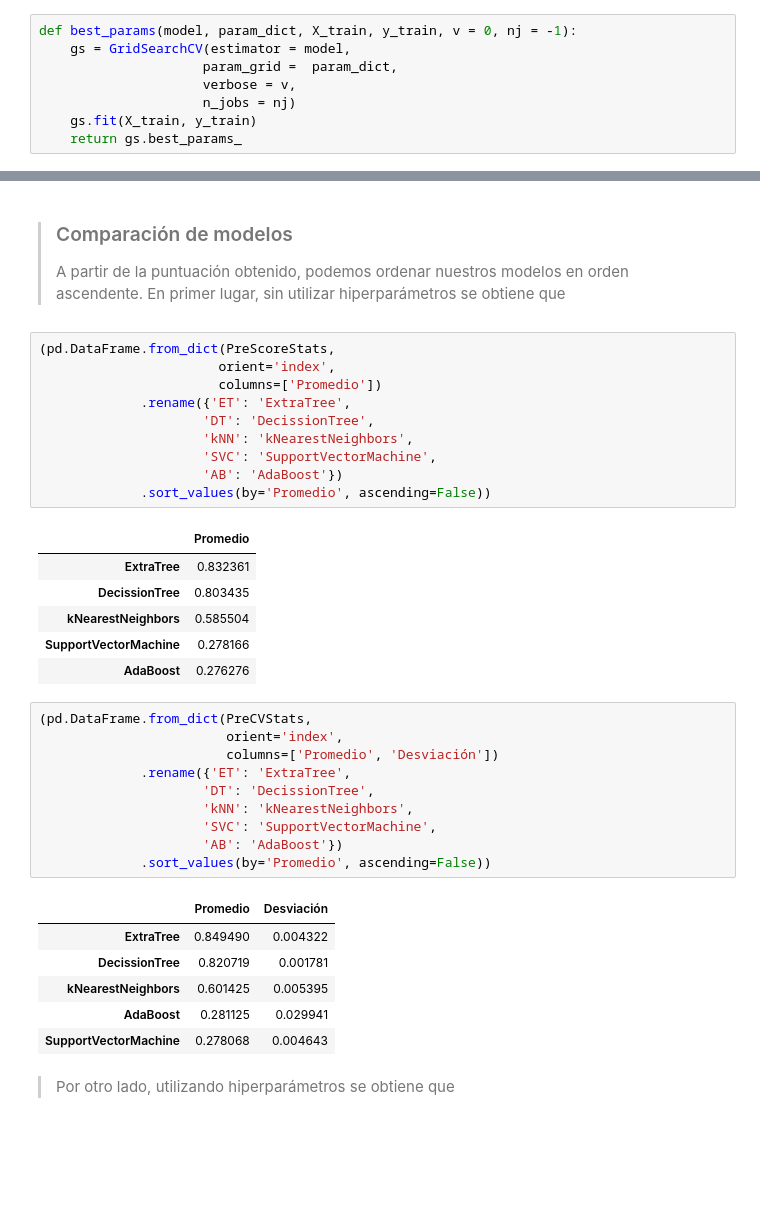
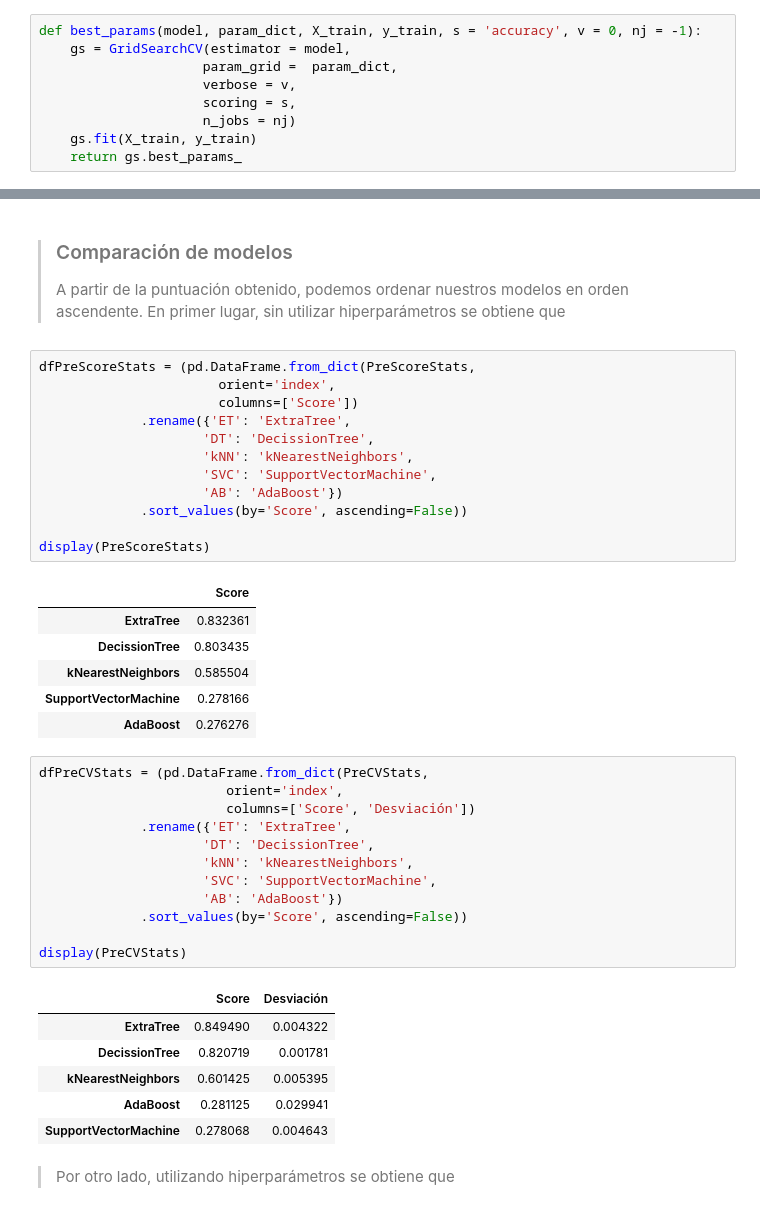
Before and after one commit to brunomb97/mat281-proyecto, a Jupyter notebook: resultados.ipynb, the cells around one changed output, grey strips where cells are left out. Cells and saved outputs as stored; diff of their text form; blank space fills up the shorter version.

```diff
--- a/resultados.ipynb
+++ b/resultados.ipynb
@@ -459,10 +459,11 @@ PostScoreStats = {}
 PreCVStats = {}
 PostCVStats = {}
 # %%
-def best_params(model, param_dict, X_train, y_train, v = 0, nj = -1):
+def best_params(model, param_dict, X_train, y_train, s = 'accuracy', v = 0, nj = -1):
     gs = GridSearchCV(estimator = model,
                      param_grid =  param_dict,
                      verbose = v,
+                     scoring = s,
                      n_jobs = nj)
     gs.fit(X_train, y_train)
     return gs.best_params_
@@ -757,34 +758,38 @@ Modelo: AB
 > ### Comparación de modelos
 > A partir de la puntuación obtenido, podemos ordenar nuestros modelos en orden ascendente. En primer lugar, sin utilizar hiperparámetros se obtiene que
 # %%
-(pd.DataFrame.from_dict(PreScoreStats,
+dfPreScoreStats = (pd.DataFrame.from_dict(PreScoreStats,
                        orient='index',
-                       columns=['Promedio'])
+                       columns=['Score'])
              .rename({'ET': 'ExtraTree',
                      'DT': 'DecissionTree',
                      'kNN': 'kNearestNeighbors',
                      'SVC': 'SupportVectorMachine',
                      'AB': 'AdaBoost'})
-             .sort_values(by='Promedio', ascending=False))
+             .sort_values(by='Score', ascending=False))
+
+display(PreScoreStats)
 # %% [output]
-|  | Promedio |
+|  | Score |
 | ExtraTree | 0.832361 |
 | DecissionTree | 0.803435 |
 | kNearestNeighbors | 0.585504 |
 | SupportVectorMachine | 0.278166 |
 | AdaBoost | 0.276276 |
 # %%
-(pd.DataFrame.from_dict(PreCVStats,
+dfPreCVStats = (pd.DataFrame.from_dict(PreCVStats,
                         orient='index',
-                        columns=['Promedio', 'Desviación'])
+                        columns=['Score', 'Desviación'])
              .rename({'ET': 'ExtraTree',
                      'DT': 'DecissionTree',
                      'kNN': 'kNearestNeighbors',
                      'SVC': 'SupportVectorMachine',
                      'AB': 'AdaBoost'})
-             .sort_values(by='Promedio', ascending=False))
+             .sort_values(by='Score', ascending=False))
+
+display(PreCVStats)
 # %% [output]
-|  | Promedio | Desviación |
+|  | Score | Desviación |
 | ExtraTree | 0.849490 | 0.004322 |
 | DecissionTree | 0.820719 | 0.001781 |
 | kNearestNeighbors | 0.601425 | 0.005395 |
```
Also changed, not shown: parts of 4 cells of this notebook.
